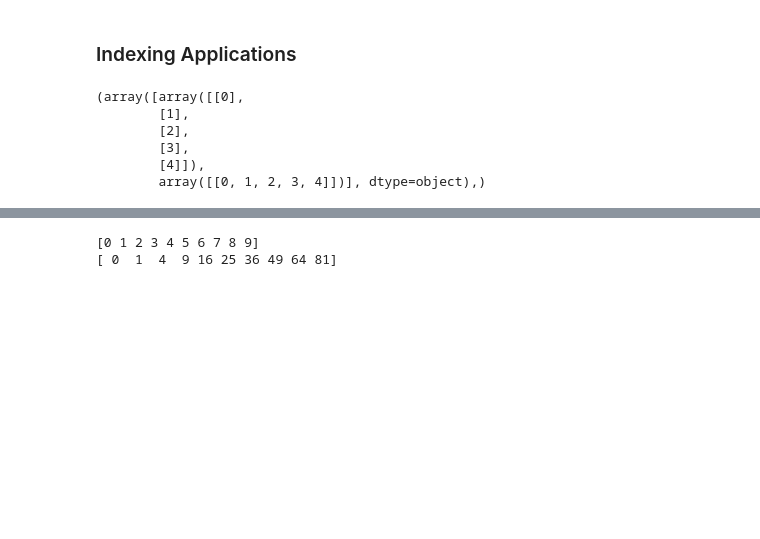
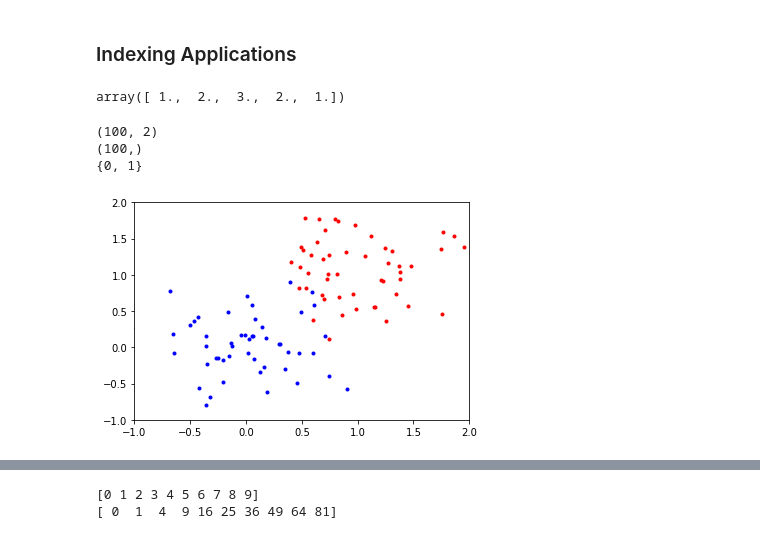
Before and after one commit to vlad17/np-learn, a Jupyter notebook: presentation.ipynb, the cells around one changed output, grey strips where cells are left out. Saved outputs shown, nothing was run; the diff lists cells and outputs as text; code cells hidden in the pictures; blank space fills up the shorter version.

```diff
--- a/presentation.ipynb
+++ b/presentation.ipynb
@@ -673,21 +673,40 @@ print(digits[is_odd.nonzero()])
 [7 9 1 5 3]
 # %% [markdown]
 ### Indexing Applications
-# %%
-# nan
-# thresholding (triangle) [relus should just use max]
-# holdout
-
-np.mgrid[0:5:100j] # genertate mesh
-# Zoom on values
-np.ix_(np.ogrid[0:5, 0:5])
-# grids for plotting (e.g. contour plot)
-# kernel conv
-# broadcasting binary operations
-# %% [output]
-(array([array([[0],
-        [1],
-        [2],
-        [3],
-        [4]]),
-        array([[0, 1, 2, 3, 4]])], dtype=object),)
+# %%
+# Data cleanup / filtering
+
+x = np.array([1, 2, 3, np.nan, 2, 1, np.nan])
+x[~np.isnan(x)]
+# %% [output]
+array([ 1.,  2.,  3.,  2.,  1.])
+# %%
+# Selecting labelled data (e.g. for plotting)
+
+%matplotlib inline
+import matplotlib.pyplot as plt
+
+# From DBSCAN sklearn ex
+from sklearn.datasets.samples_generator import make_blobs
+
+X, labels = make_blobs(n_samples=100, centers=[[0, 0], [1, 1]], cluster_std=0.4, random_state=0)
+print(X.shape)
+print(labels.shape)
+print(set(labels))
+# %% [output]
+(100, 2)
+(100,)
+{0, 1}
+# %%
+# Artificially make some values nan
+def plot_all():
+    for label, color in [(0, 'b'), (1, 'r')]:
+        xy = X[labels == label]
+        plt.scatter(xy[:, 0], xy[:, 1], color=color, marker='.')
+
+    plt.axis([-1, 2, -1, 2])
+
+plot_all()
+plt.show()
+# %% [output]
+[figure, added]
```
Also changed, not shown: parts of 8 cells of this notebook, 1 other file.
